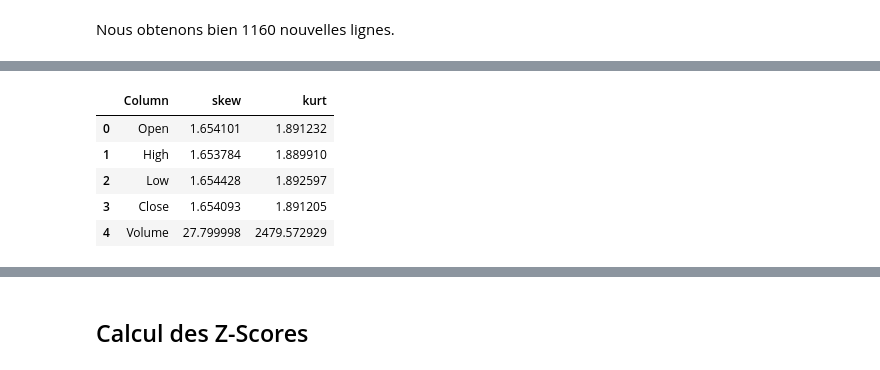
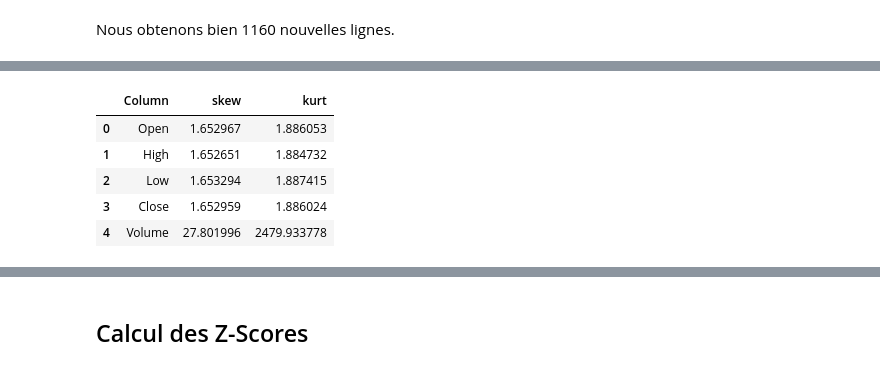
Before and after one commit to GoupilV/Analyse-du-Bitcoin---8PRO408, a Jupyter notebook: Analyse temporelle du Bitcoin.ipynb, the cells around one changed output, grey strips where cells are left out. Cells and saved outputs as stored; diff of their text form; code cells hidden in the pictures.

```diff
--- a/Analyse temporelle du Bitcoin.ipynb
+++ b/Analyse temporelle du Bitcoin.ipynb
@@ -256,5 +253,7 @@ from pandas import DataFrame
 # %%
-def identify_distribution_to_df(df: DataFrame) -> tuple:
+from pandas import DataFrame
+
+def identify_distribution_to_df(df: DataFrame) -> DataFrame:
     """
     Analyse les colonnes numériques d'un DataFrame et identifie leurs valeurs skew
     et kurt. Retourne les valeurs dans un nouveau DataFrame.\n
@@ -278,13 +277,12 @@ def identify_distribution_to_df(df: DataFrame) -> tuple:
 
     return df_stats
 # %%
-df_bitcoin_stats = identify_distribution_to_df(df_bitcoin_raw)
+df_bitcoin_stats = identify_distribution_to_df(df_bitcoin_modified)
+df_bitcoin_stats
+# %% [output]
+|  | Column | skew | kurt |
+| 0 | Open | 1.652967 | 1.886053 |
+| 1 | High | 1.652651 | 1.884732 |
+| 2 | Low | 1.653294 | 1.887415 |
+| 3 | Close | 1.652959 | 1.886024 |
+| 4 | Volume | 27.801996 | 2479.933778 |
-# %%
-df_bitcoin_stats
-# %% [output]
-|  | Column | skew | kurt |
-| 0 | Open | 1.654101 | 1.891232 |
-| 1 | High | 1.653784 | 1.889910 |
-| 2 | Low | 1.654428 | 1.892597 |
-| 3 | Close | 1.654093 | 1.891205 |
-| 4 | Volume | 27.799998 | 2479.572929 |
```
Also changed, not shown: parts of 6 cells of this notebook.
